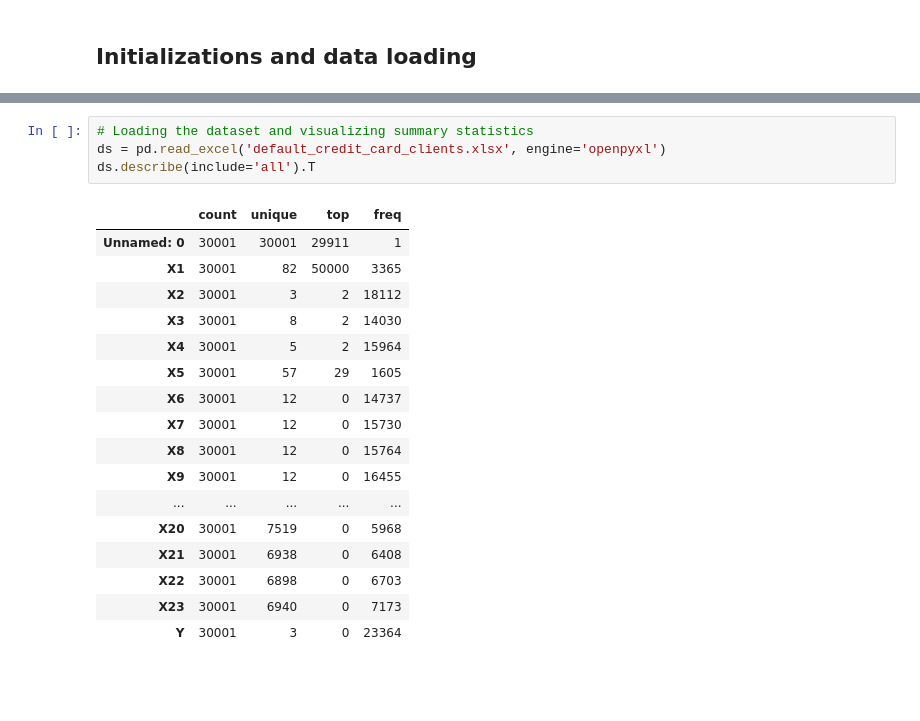
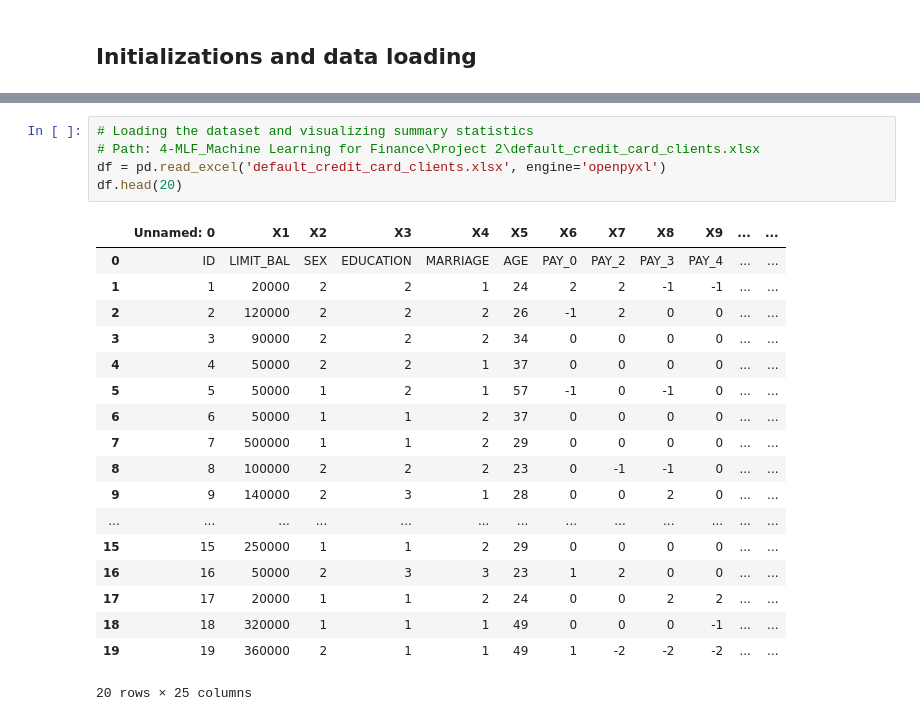
Before and after one commit to Brutosippon/projecto1, a Jupyter notebook: Project2.ipynb, the cells around one changed output, grey strips where cells are left out. Saved outputs shown, nothing was run; the diff lists cells and outputs as text; blank space fills up the shorter version.

```diff
--- a/Project2.ipynb
+++ b/Project2.ipynb
@@ -35,22 +97,24 @@ import pandas as pd
 # %%
 # Loading the dataset and visualizing summary statistics
-ds = pd.read_excel('default_credit_card_clients.xlsx', engine='openpyxl')
-ds.describe(include='all').T
+# Path: 4-MLF_Machine Learning for Finance\Project 2\default_credit_card_clients.xlsx
+df = pd.read_excel('default_credit_card_clients.xlsx', engine='openpyxl')
+df.head(20)
 # %% [output]
-|  | count | unique | top | freq |
-| Unnamed: 0 | 30001 | 30001 | 29911 | 1 |
-| X1 | 30001 | 82 | 50000 | 3365 |
-| X2 | 30001 | 3 | 2 | 18112 |
-| X3 | 30001 | 8 | 2 | 14030 |
-| X4 | 30001 | 5 | 2 | 15964 |
-| X5 | 30001 | 57 | 29 | 1605 |
-| X6 | 30001 | 12 | 0 | 14737 |
-| X7 | 30001 | 12 | 0 | 15730 |
-| X8 | 30001 | 12 | 0 | 15764 |
-| X9 | 30001 | 12 | 0 | 16455 |
-| ... | ... | ... | ... | ... |
-| X20 | 30001 | 7519 | 0 | 5968 |
-| X21 | 30001 | 6938 | 0 | 6408 |
-| X22 | 30001 | 6898 | 0 | 6703 |
-| X23 | 30001 | 6940 | 0 | 7173 |
-| Y | 30001 | 3 | 0 | 23364 |
+|  | Unnamed: 0 | X1 | X2 | X3 | X4 | X5 | X6 | X7 | X8 | X9 | ... | ... |
+| 0 | ID | LIMIT_BAL | SEX | EDUCATION | MARRIAGE | AGE | PAY_0 | PAY_2 | PAY_3 | PAY_4 | ... | ... |
+| 1 | 1 | 20000 | 2 | 2 | 1 | 24 | 2 | 2 | -1 | -1 | ... | ... |
+| 2 | 2 | 120000 | 2 | 2 | 2 | 26 | -1 | 2 | 0 | 0 | ... | ... |
+| 3 | 3 | 90000 | 2 | 2 | 2 | 34 | 0 | 0 | 0 | 0 | ... | ... |
+| 4 | 4 | 50000 | 2 | 2 | 1 | 37 | 0 | 0 | 0 | 0 | ... | ... |
+| 5 | 5 | 50000 | 1 | 2 | 1 | 57 | -1 | 0 | -1 | 0 | ... | ... |
+| 6 | 6 | 50000 | 1 | 1 | 2 | 37 | 0 | 0 | 0 | 0 | ... | ... |
+| 7 | 7 | 500000 | 1 | 1 | 2 | 29 | 0 | 0 | 0 | 0 | ... | ... |
+| 8 | 8 | 100000 | 2 | 2 | 2 | 23 | 0 | -1 | -1 | 0 | ... | ... |
+| 9 | 9 | 140000 | 2 | 3 | 1 | 28 | 0 | 0 | 2 | 0 | ... | ... |
+| ... | ... | ... | ... | ... | ... | ... | ... | ... | ... | ... | ... | ... |
+| 15 | 15 | 250000 | 1 | 1 | 2 | 29 | 0 | 0 | 0 | 0 | ... | ... |
+| 16 | 16 | 50000 | 2 | 3 | 3 | 23 | 1 | 2 | 0 | 0 | ... | ... |
+| 17 | 17 | 20000 | 1 | 1 | 2 | 24 | 0 | 0 | 2 | 2 | ... | ... |
+| 18 | 18 | 320000 | 1 | 1 | 1 | 49 | 0 | 0 | 0 | -1 | ... | ... |
+| 19 | 19 | 360000 | 2 | 1 | 1 | 49 | 1 | -2 | -2 | -2 | ... | ... |
+20 rows × 25 columns
```
Also changed, not shown: parts of 19 cells of this notebook, 1 other file.
